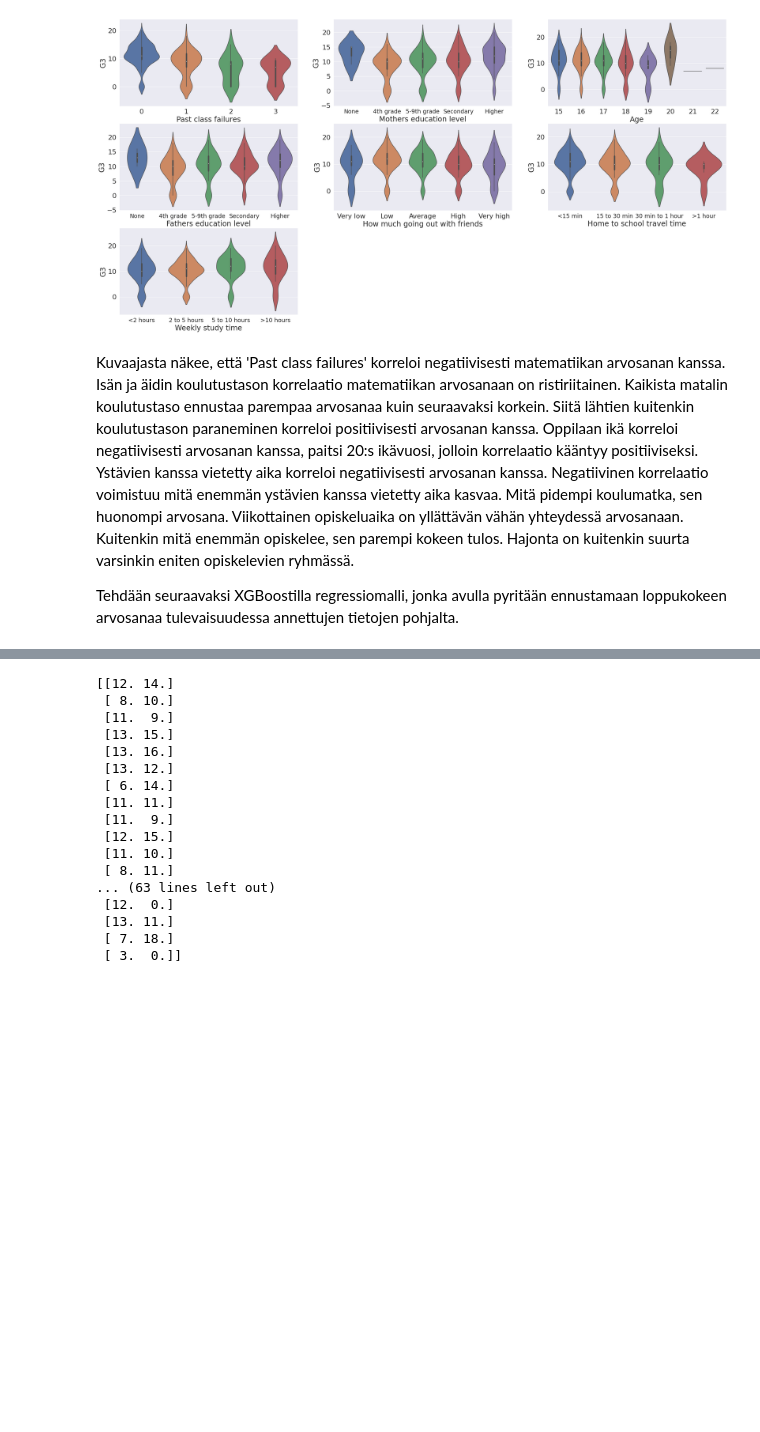
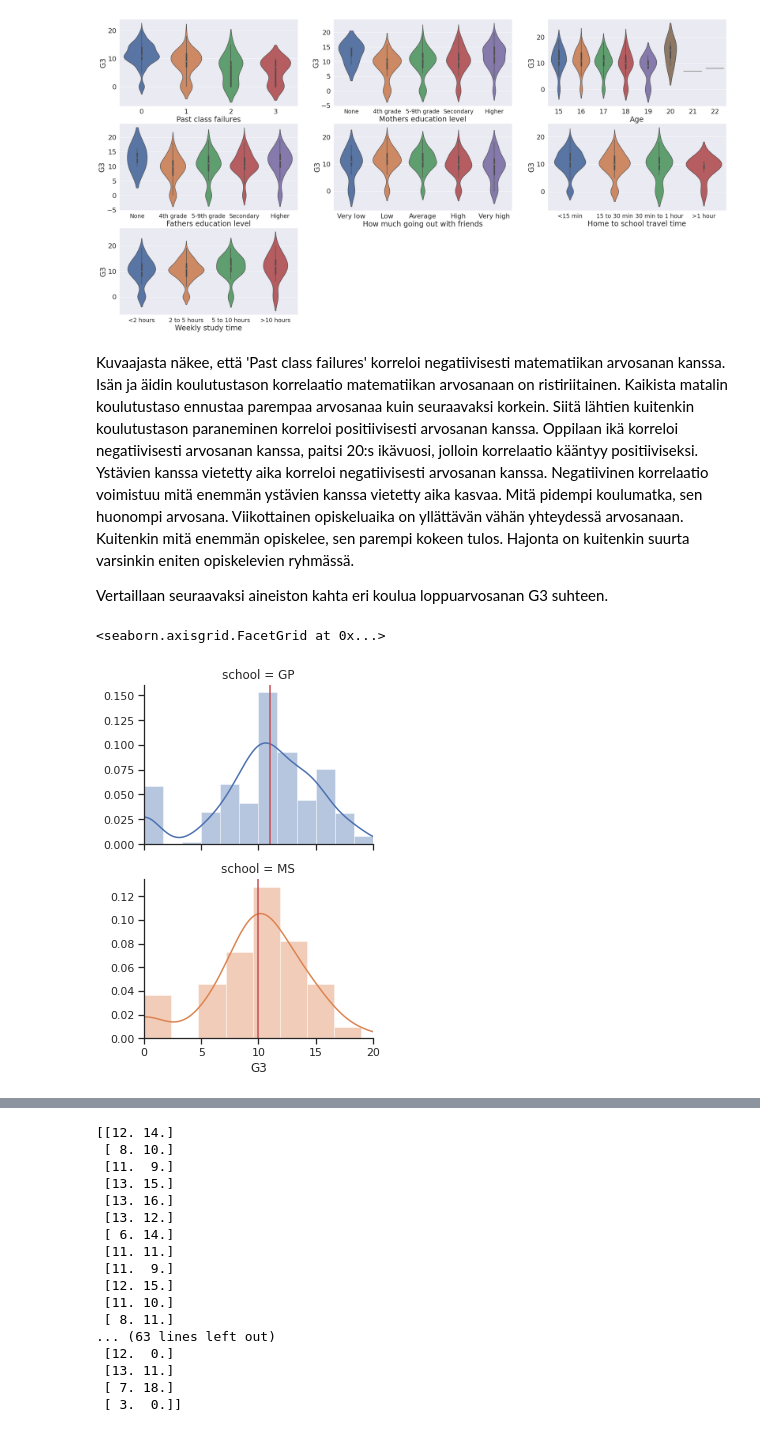
Before and after one commit to emarttila/Koodausnaytteet, a Jupyter notebook: Koneoppiminen_ja_datan_analysointi_(Student_Performance_dataset).ipynb, the cells around one changed output, grey strips where cells are left out. Drawn from its saved outputs; the diff is of its cells as text; code cells hidden in the pictures; blank space fills up the shorter version.

```diff
--- a/Koneoppiminen_ja_datan_analysointi_(Student_Performance_dataset).ipynb
+++ b/Koneoppiminen_ja_datan_analysointi_(Student_Performance_dataset).ipynb
@@ -101,4 +102,14 @@ for i in [7,8]:
 # %% [markdown]
 Kuvaajasta näkee, että 'Past class failures' korreloi negatiivisesti matematiikan arvosanan kanssa. Isän ja äidin koulutustason korrelaatio matematiikan arvosanaan on ristiriitainen. Kaikista matalin koulutustaso ennustaa parempaa arvosanaa kuin seuraavaksi korkein. Siitä lähtien kuitenkin koulutustason paraneminen korreloi positiivisesti arvosanan kanssa. Oppilaan ikä korreloi negatiivisesti arvosanan kanssa, paitsi 20:s ikävuosi, jolloin korrelaatio kääntyy positiiviseksi. Ystävien kanssa vietetty aika korreloi negatiivisesti arvosanan kanssa. Negatiivinen korrelaatio voimistuu mitä enemmän ystävien kanssa vietetty aika kasvaa. Mitä pidempi koulumatka, sen huonompi arvosana. Viikottainen opiskeluaika on yllättävän vähän yhteydessä arvosanaan. Kuitenkin mitä enemmän opiskelee, sen parempi kokeen tulos. Hajonta on kuitenkin suurta varsinkin eniten opiskelevien ryhmässä.
 
-Tehdään seuraavaksi XGBoostilla regressiomalli, jonka avulla pyritään ennustamaan loppukokeen arvosanaa tulevaisuudessa annettujen tietojen pohjalta.
+Vertaillaan seuraavaksi aineiston kahta eri koulua loppuarvosanan G3 suhteen.
+# %%
+sns.set(font_scale=1)
+sns.set_style('ticks')
+grid = sns.FacetGrid(dataset, row='school', hue = 'school', sharey=False,  aspect=1.4, size = 3)
+grid.map(sns.distplot, 'G3')
+grid.set(xlim=(0,20))
+grid.map(lambda x, **kw: plt.axvline(x.median(), color='r'), 'G3')
+# %% [output]
+<seaborn.axisgrid.FacetGrid at 0x...>
+[figure, added]
```
Also changed, not shown: parts of 8 cells of this notebook.
